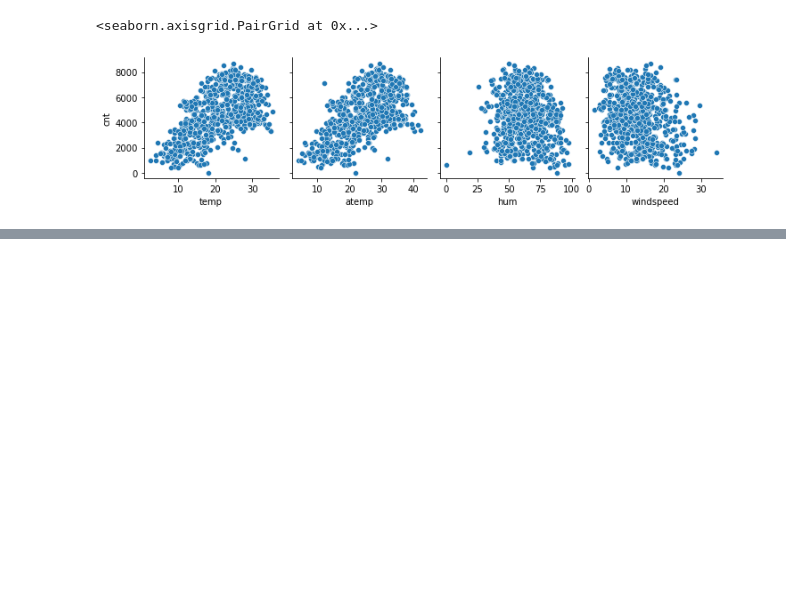
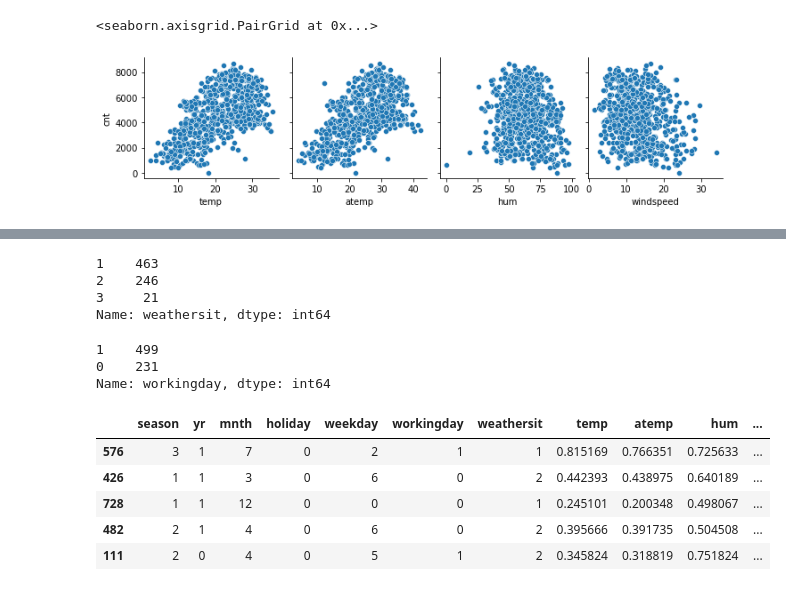
Before and after one commit to gautamjoshi1984/Bike_Sharing_MLR_Assignment, a Jupyter notebook: BikeSharing.ipynb, the cells around one changed output, grey strips where cells are left out. Cells and saved outputs as stored; diff of their text form; code cells hidden in the pictures; blank space fills up the shorter version.

```diff
--- a/BikeSharing.ipynb
+++ b/BikeSharing.ipynb
@@ -175,0 +163,33 @@ Name: workingday, dtype: int64
+# %%
+bike.weathersit.value_counts()
+# %% [output]
+1    463
+2    246
+3     21
+Name: weathersit, dtype: int64
+# %%
+bike.workingday.value_counts()
+# %% [output]
+1    499
+0    231
+Name: workingday, dtype: int64
+# %%
+from sklearn.preprocessing import MinMaxScaler
+import warnings
+warnings.filterwarnings('ignore')
+#Instantiate an object
+
+scaler = MinMaxScaler()
+
+# Fit on data (only numeric variables)
+num_vars = ['temp','atemp','hum','windspeed','cnt']
+
+bike_train[num_vars] = scaler.fit_transform(bike_train[num_vars])
+bike_train.head()
+# %% [output]
+|  | season | yr | mnth | holiday | weekday | workingday | weathersit | temp | atemp | hum | ... |
+| 576 | 3 | 1 | 7 | 0 | 2 | 1 | 1 | 0.815169 | 0.766351 | 0.725633 | ... |
+| 426 | 1 | 1 | 3 | 0 | 6 | 0 | 2 | 0.442393 | 0.438975 | 0.640189 | ... |
+| 728 | 1 | 1 | 12 | 0 | 0 | 0 | 1 | 0.245101 | 0.200348 | 0.498067 | ... |
+| 482 | 2 | 1 | 4 | 0 | 6 | 0 | 2 | 0.395666 | 0.391735 | 0.504508 | ... |
+| 111 | 2 | 0 | 4 | 0 | 5 | 1 | 2 | 0.345824 | 0.318819 | 0.751824 | ... |
```
Also changed, not shown: parts of 31 cells of this notebook.
